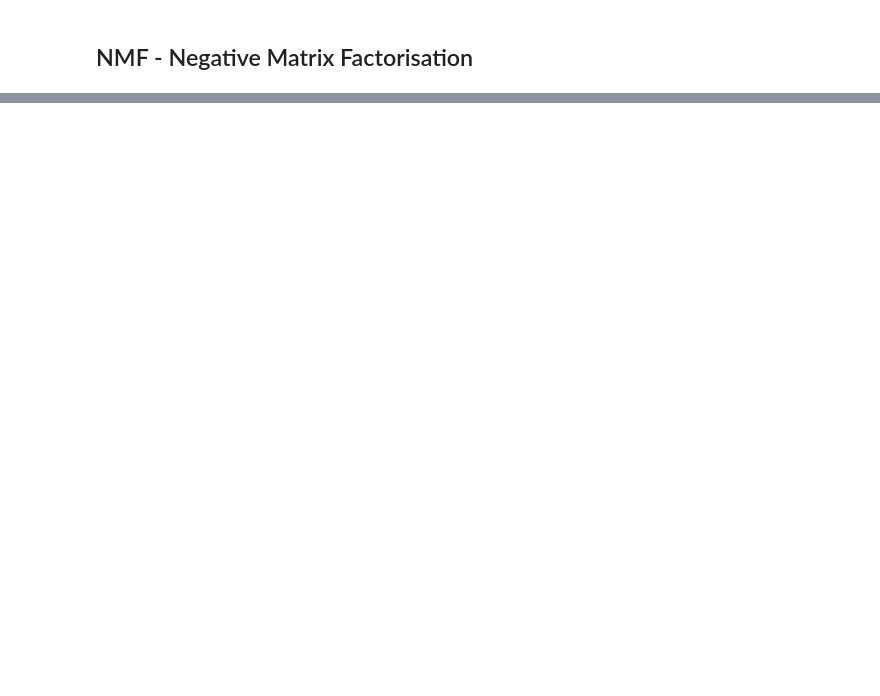
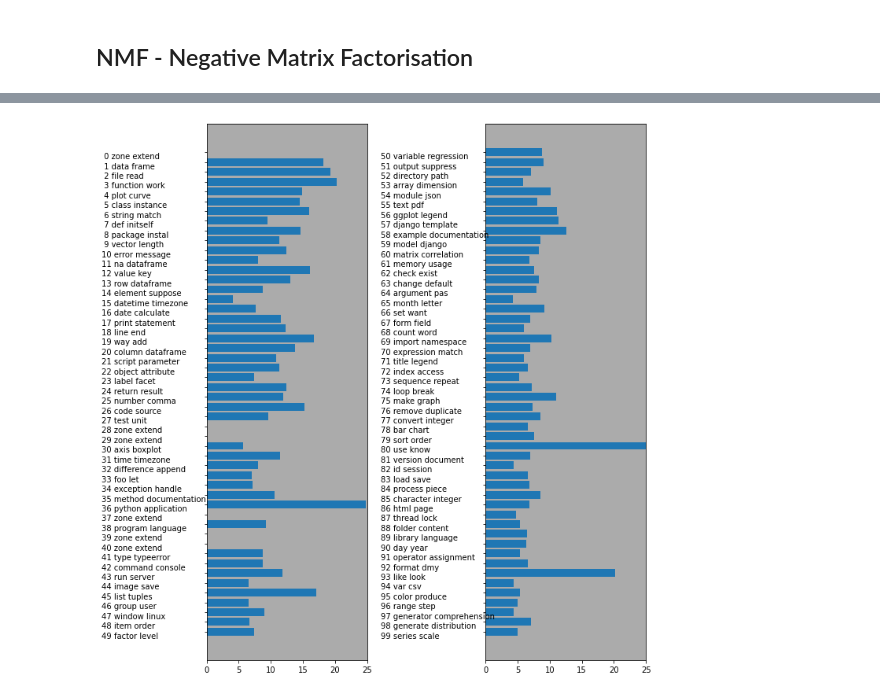
Before and after one commit to fedecabre/P5_StackOverflow, a Jupyter notebook: P5_02_notebooktest.ipynb, the cells around one changed output, grey strips where cells are left out. Saved outputs shown, nothing was run; the diff lists cells and outputs as text; code cells hidden in the pictures; blank space fills up the shorter version.

```diff
--- a/P5_02_notebooktest.ipynb
+++ b/P5_02_notebooktest.ipynb
@@ -236,17 +371,19 @@ tfidf_vectorizer = TfidfVectorizer(max_df=0.95,
     min_df=2,
     max_features=no_features,
     stop_words='english')
+
 tfidf = tfidf_vectorizer.fit_transform(text_train)
-tfidf_feature_names = tfidf_vectorizer.get_feature_names()
+tfidf_feature_names = np.array(tfidf_vectorizer.get_feature_names())
 
-no_topics = 20
+no_topics = 100
 
 # Run NMF
 nmf = NMF(n_components=no_topics, random_state=1, alpha=.1, l1_ratio=.5, init='nndsvd')
 nmf.fit(tfidf)
 
+nmf_topics = nmf.transform(tfidf)
+
 no_top_words = 5
-#display_topics(nmf, tfidf_feature_names, no_top_words)
 
 sorting_nmf = np.argsort(nmf.components_, axis=1)[:, ::-1]
 print_topics(topics=range(20), feature_names=tfidf_feature_names,
@@ -261,0 +435,20 @@ display_topics(nmf, tfidf_feature_names, no_top_words)
+# %%
+fig, ax = plt.subplots(1, 2, figsize=(10, 10))
+topic_names = ["{:>2} ".format(i) + " ".join(words)
+               for i, words in enumerate(tfidf_feature_names[sorting_nmf[:, :2]])]
+# two column bar chart:
+for col in [0, 1]:
+    start = col * 50
+    end = (col + 1) * 50
+    ax[col].barh(np.arange(50), np.sum(nmf_topics, axis=0)[start:end])
+    ax[col].set_yticks(np.arange(50))
+    ax[col].set_yticklabels(topic_names[start:end], ha="left", va="top")
+    ax[col].invert_yaxis()
+    ax[col].set_xlim(0, 25)
+    ax[col].patch.set_facecolor('#ababab')
+    yax = ax[col].get_yaxis()
+    yax.set_tick_params(pad=130)
+plt.tight_layout()
+fig.patch.set_facecolor('w')
+# %% [output]
+[figure, added]
```
Also changed, not shown: parts of 24 cells of this notebook, 4 other files.
